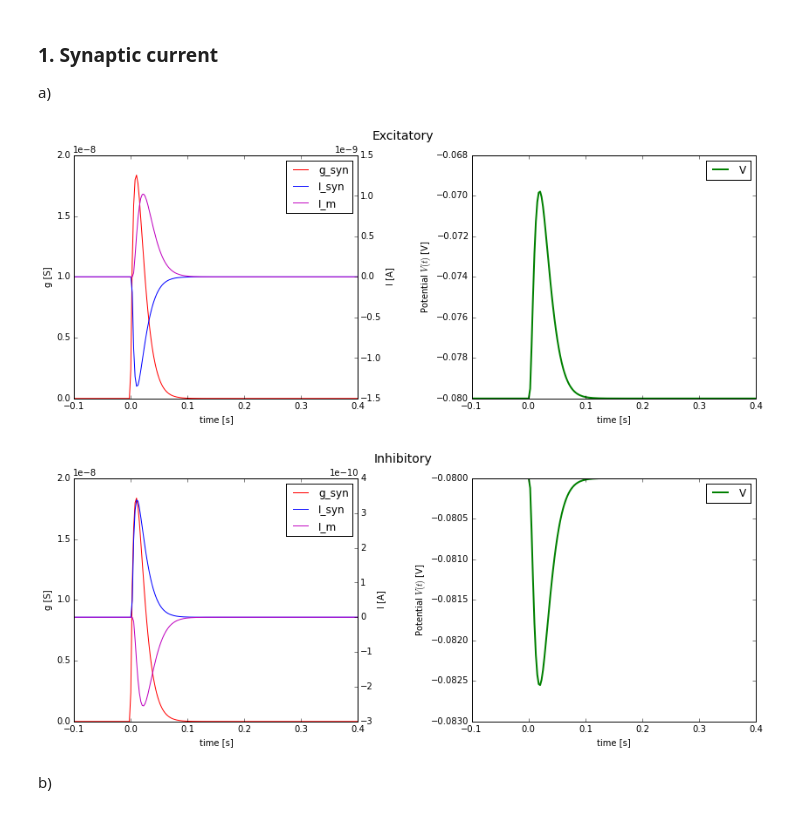
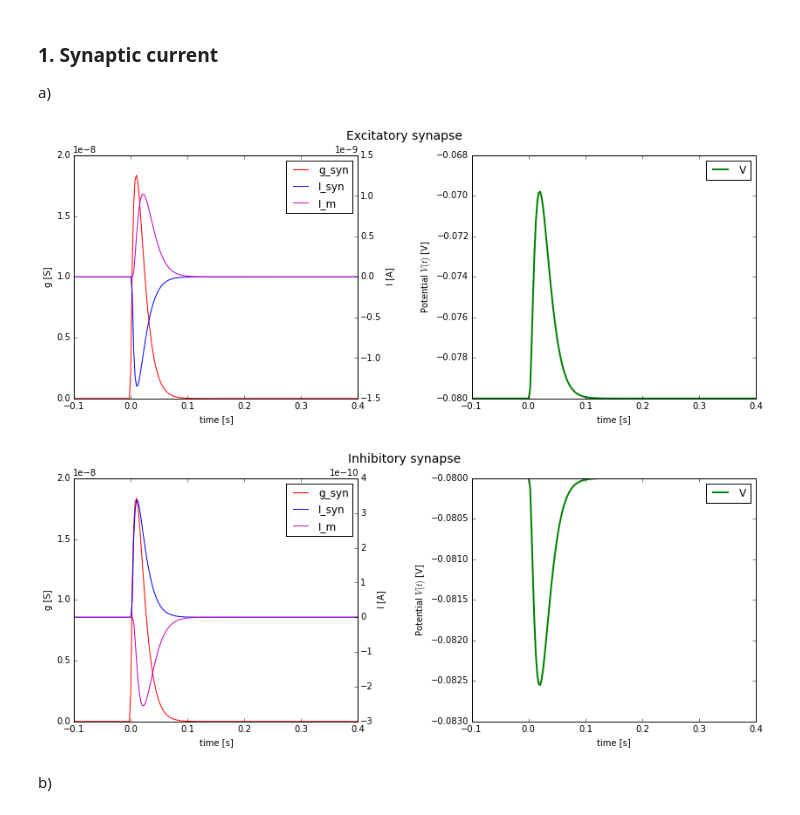
Before and after one commit to dokato/mns, a Jupyter notebook: MNS_4.ipynb, the cells around one changed output. Cells and saved outputs as stored; diff of their text form; code cells hidden in the pictures.

```diff
--- a/MNS_4.ipynb
+++ b/MNS_4.ipynb
@@ -86,14 +86,14 @@ def plotting_v_and_depend(tv, v, isyn, im, gsyn, txt=''):
     plt.show()
 # %%
 v, isyn, im, gsyn = synaptic_values(Eexc, tv)
-plotting_v_and_depend(tv, v, isyn, im, gsyn, 'Excitatory')
+plotting_v_and_depend(tv, v, isyn, im, gsyn, 'Excitatory synapse')
 # %% [output]
-[figure, old version]
+[figure, new version]
 # %%
 v, isyn, im, gsyn = synaptic_values(Einh, tv)
-plotting_v_and_depend(tv, v, isyn, im, gsyn, 'Inhibitory')
+plotting_v_and_depend(tv, v, isyn, im, gsyn, 'Inhibitory synapse')
 # %% [output]
-[figure, old version]
+[figure, new version]
 # %% [markdown]
 b)
 # %%
```
Also changed, not shown: parts of 16 cells of this notebook.
